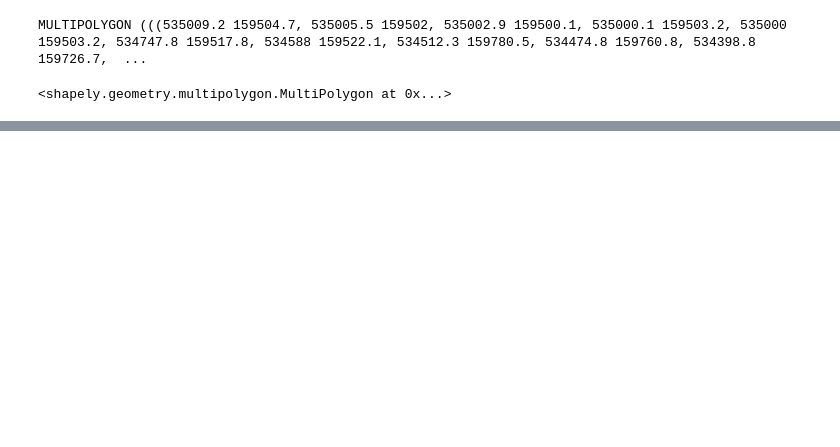
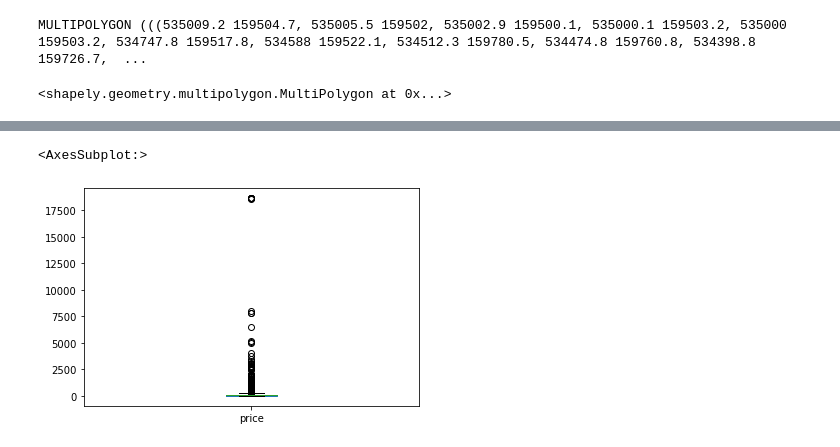
Before and after one commit to Jiawei997/i2p, a Jupyter notebook: pra_6.ipynb, the cells around one changed output, grey strips where cells are left out. Saved outputs shown, nothing was run; the diff lists cells and outputs as text; code cells hidden in the pictures; blank space fills up the shorter version.

```diff
--- a/pra_6.ipynb
+++ b/pra_6.ipynb
@@ -270,0 +334,5 @@ GEOSException: IllegalArgumentException: Points of LinearRing do not form a clos
+# %%
+gdf.price.plot.box()
+# %% [output]
+<AxesSubplot:>
+[figure, added]
```
Also changed, not shown: parts of 16 cells of this notebook, 1 other file.
